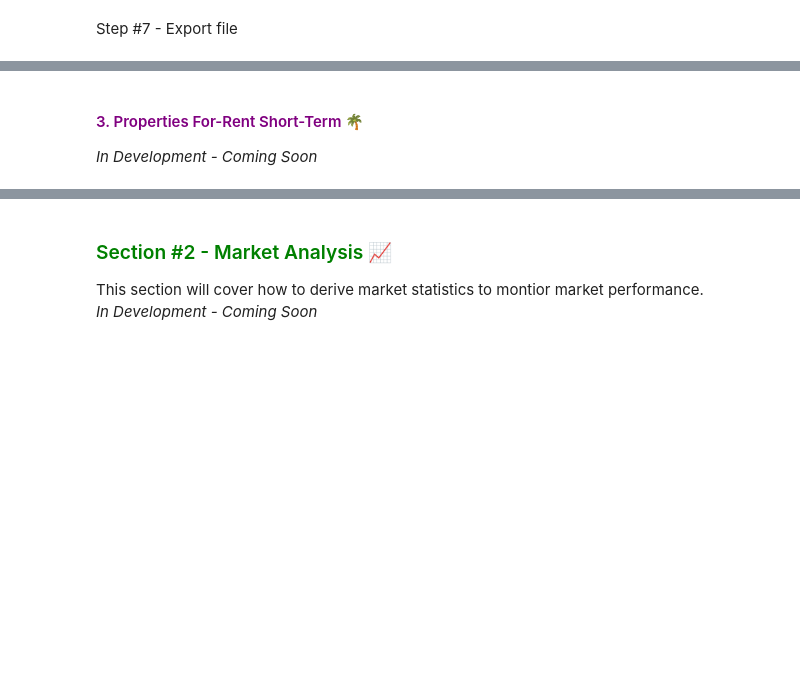
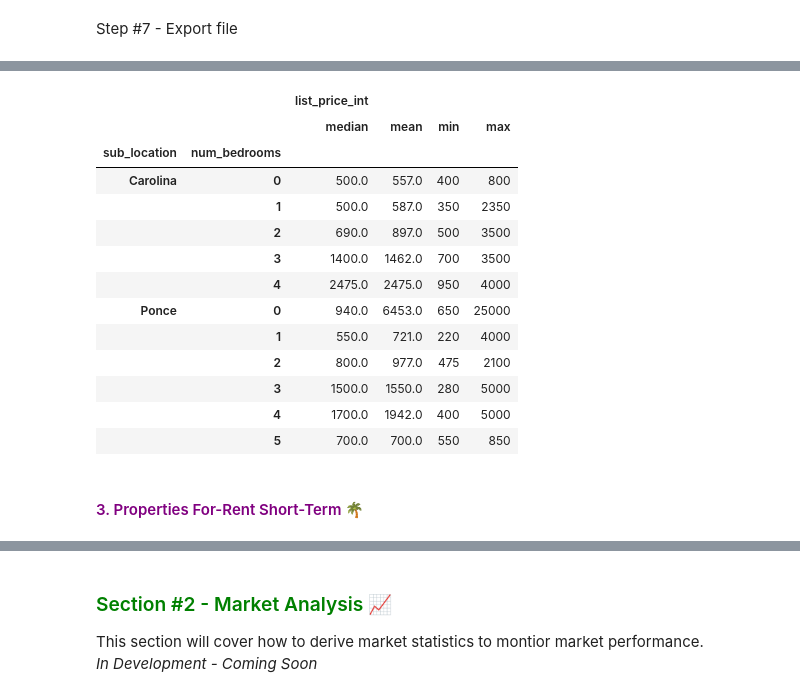
Before and after one commit to analyticsariel/projects, a Jupyter notebook: How_to_Get_Puerto_Rico_Real_Estate_Data_|_Python_Tutorial.ipynb, the cells around one changed output, grey strips where cells are left out. Drawn from its saved outputs; the diff is of its cells as text; code cells hidden in the pictures; blank space fills up the shorter version.

```diff
--- a/How_to_Get_Puerto_Rico_Real_Estate_Data_|_Python_Tutorial.ipynb
+++ b/How_to_Get_Puerto_Rico_Real_Estate_Data_|_Python_Tutorial.ipynb
@@ -627,0 +900,17 @@ Step #7 - Export file
+# %%
+long_term_rent_df_list = []
+
+# set up a loop to get rental data for multiple towns
+for town_id in df_rental_towns_fltr['id'].tolist():
+  print('Getting data for {}'.format(town_id))
+
+  # get data for town
+  long_term_rent_response = get_long_term_rentals(
+    rapid_api_key=rapid_api_key,
+    town_id=town_id,
+    all_pages=True
+  )
+
+  # collect all responses
+  _df = transform_listings_to_df(long_term_rent_response)
+  long_term_rent_df_list.append(_df)
@@ -627,0 +931,6 @@ Step #7 - Export file
+# %%
+# long term rental
+df_ltr = pd.concat(long_term_rent_df_list)
+print('Num of rows:', len(df_ltr))
+print('Num of columns:', len(df_ltr.columns))
+df_ltr.head()
@@ -627,0 +948,18 @@ Step #7 - Export file
+# %%
+# add features
+df_ltr_feat = df_ltr.copy()
+
+# remove invalid / missing list prices
+df_ltr_feat = df_ltr_feat.loc[~df_ltr_feat['list_price'].isnull()]
+print('Removed {0}% of data'.format(
+    round( ((len(df_ltr) - len(df_ltr_feat)) / len(df_ltr)) * 100, 2)))
+
+df_ltr_feat['num_bedrooms'] = df_ltr_feat.apply(lambda x:
+  get_num_bedrooms(x['bedrooms']), axis=1)
+df_ltr_feat['num_bathrooms'] = df_ltr_feat.apply(lambda x:
+  get_num_bathrooms(x['bathrooms']), axis=1)
+df_ltr_feat['list_price_int'] = df_ltr_feat.apply(lambda x:
+  int(''.join(e for e in x['list_price'] if e.isalnum())), axis=1)
+df_ltr_feat['property_attributes'] = df_ltr_feat.apply(lambda x:
+  'Bds: {0}, Bths: {1}'.format(str(x['num_bedrooms']), str(x['num_bathrooms'])), axis=1)
+df_ltr_feat.head(2)
@@ -628,3 +977,20 @@ Step #7 - Export file
+# %%
+df_ltr_feat.groupby(['sub_location', 'num_bedrooms'])\
+  .agg({'list_price_int': ['median', 'mean', 'min', 'max']}).round()
+# %% [output]
+|  |  | list_price_int |  |  |  |
+|  |  | median | mean | min | max |
+| sub_location | num_bedrooms |  |  |  |  |
+| Carolina | 0 | 500.0 | 557.0 | 400 | 800 |
+|  | 1 | 500.0 | 587.0 | 350 | 2350 |
+|  | 2 | 690.0 | 897.0 | 500 | 3500 |
+|  | 3 | 1400.0 | 1462.0 | 700 | 3500 |
+|  | 4 | 2475.0 | 2475.0 | 950 | 4000 |
+| Ponce | 0 | 940.0 | 6453.0 | 650 | 25000 |
+|  | 1 | 550.0 | 721.0 | 220 | 4000 |
+|  | 2 | 800.0 | 977.0 | 475 | 2100 |
+|  | 3 | 1500.0 | 1550.0 | 280 | 5000 |
+|  | 4 | 1700.0 | 1942.0 | 400 | 5000 |
+|  | 5 | 700.0 | 700.0 | 550 | 850 |
 # %% [markdown]
 #### <font color="purple">3. Properties For-Rent Short-Term</font> 🌴
-*In Development - Coming Soon*
```
Also changed, not shown: parts of 39 cells of this notebook.
